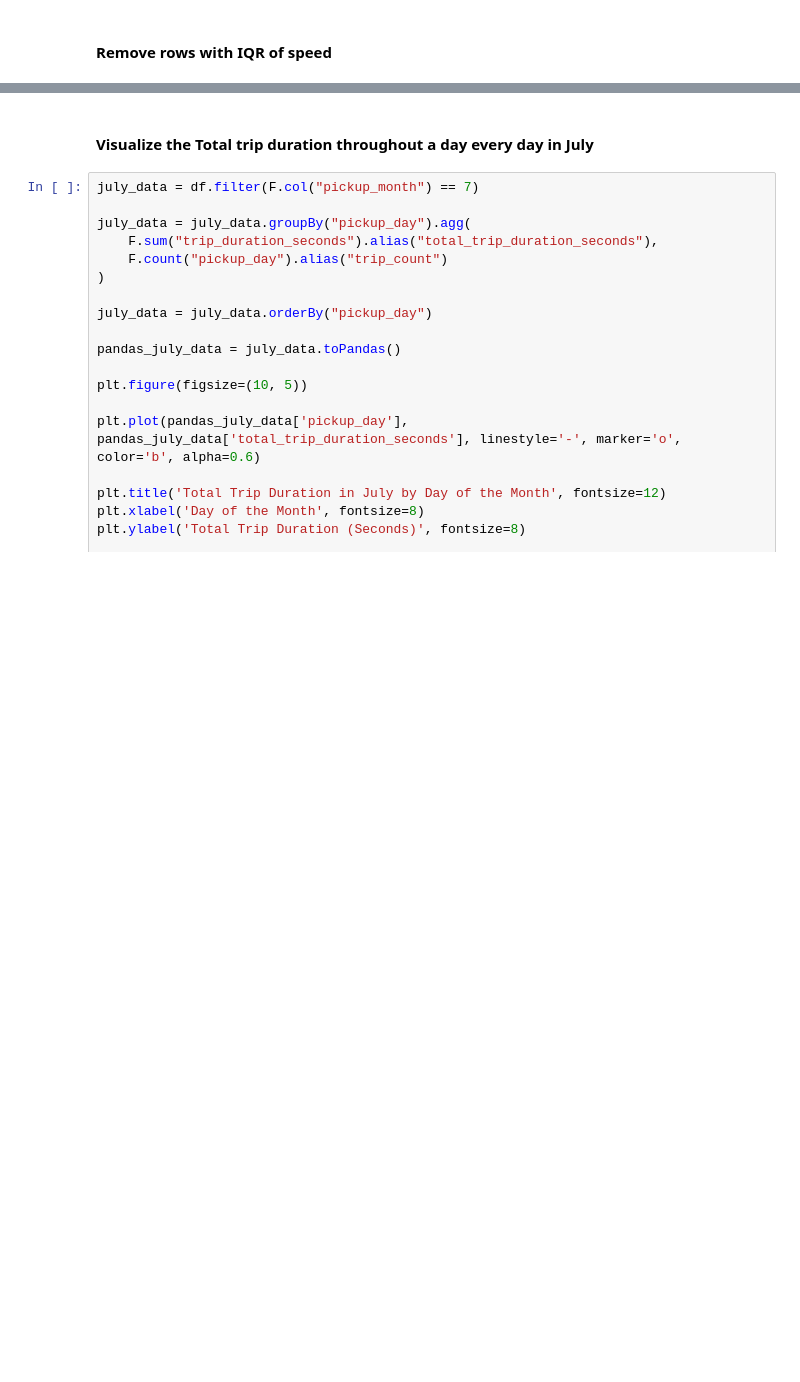
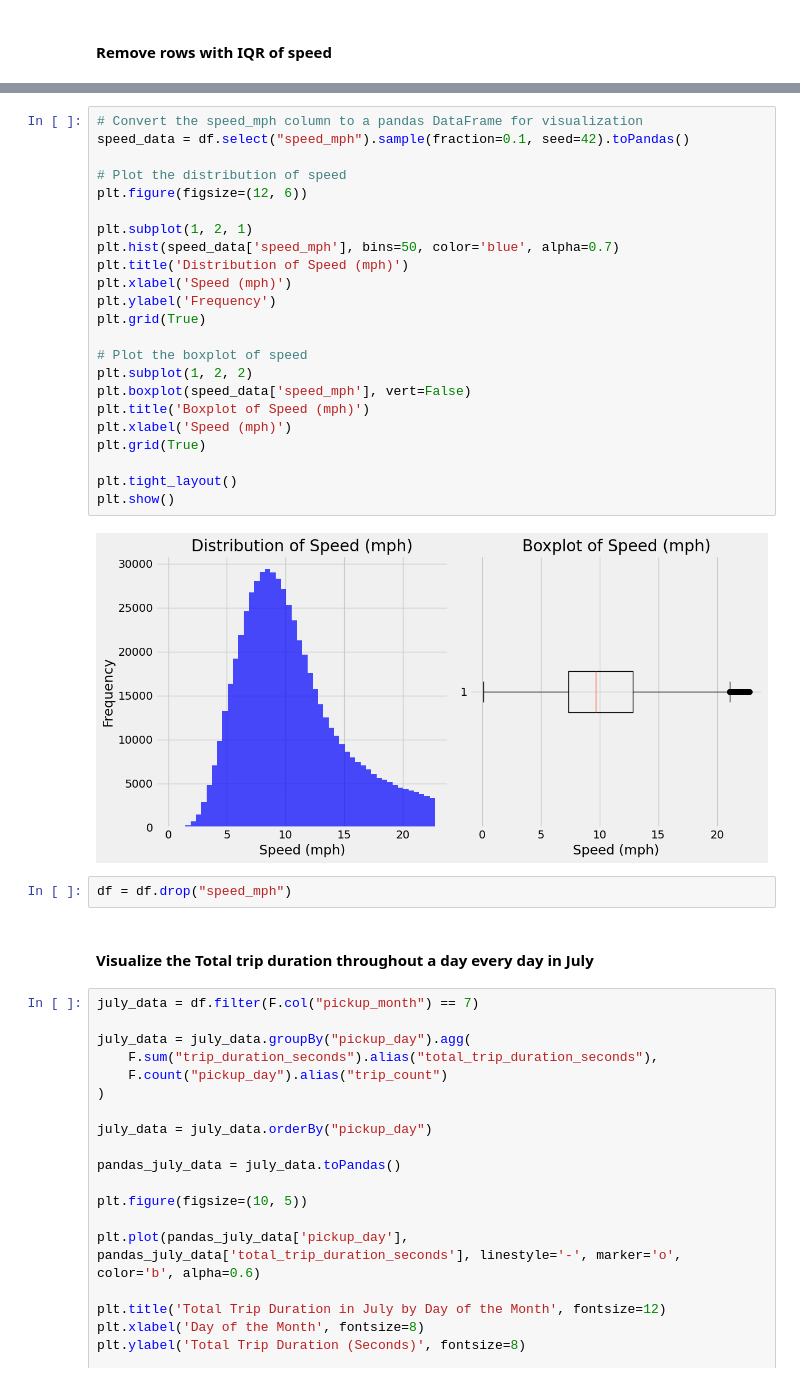
Before and after one commit to nhhongan/nyc_yellow_taxi_eta, a Jupyter notebook: notebook/eda_processing.ipynb, the cells around one changed output, grey strips where cells are left out. Cells and saved outputs as stored; diff of their text form; blank space fills up the shorter version.

```diff
--- a/notebook/eda_modelling_eta.ipynb
+++ b/notebook/eda_processing.ipynb
@@ -479,4 +502,31 @@ df.show(5)
 only showing top 5 rows
+# %%
+# Convert the speed_mph column to a pandas DataFrame for visualization
+speed_data = df.select("speed_mph").sample(fraction=0.1, seed=42).toPandas()
+
+# Plot the distribution of speed
+plt.figure(figsize=(12, 6))
+
+plt.subplot(1, 2, 1)
+plt.hist(speed_data['speed_mph'], bins=50, color='blue', alpha=0.7)
+plt.title('Distribution of Speed (mph)')
+plt.xlabel('Speed (mph)')
+plt.ylabel('Frequency')
+plt.grid(True)
+
+# Plot the boxplot of speed
+plt.subplot(1, 2, 2)
+plt.boxplot(speed_data['speed_mph'], vert=False)
+plt.title('Boxplot of Speed (mph)')
+plt.xlabel('Speed (mph)')
+plt.grid(True)
+
+plt.tight_layout()
+plt.show()
+# %% [output]
+[figure, added]
+# %%
+df = df.drop("speed_mph")
 # %% [markdown]
 #### Visualize the Total trip duration throughout a day every day in July
 # %%
```
Also changed, not shown: parts of 34 cells of this notebook, 1 other file.
